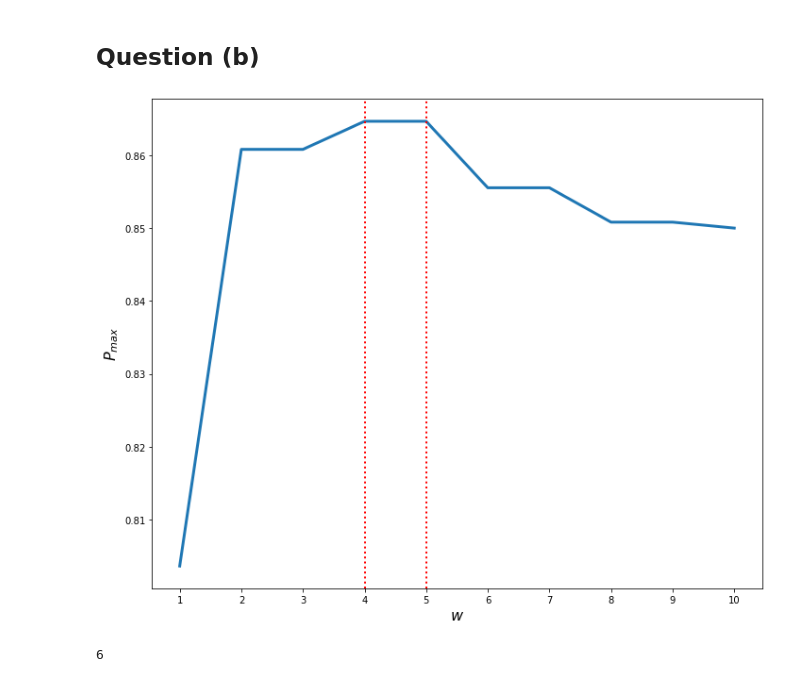
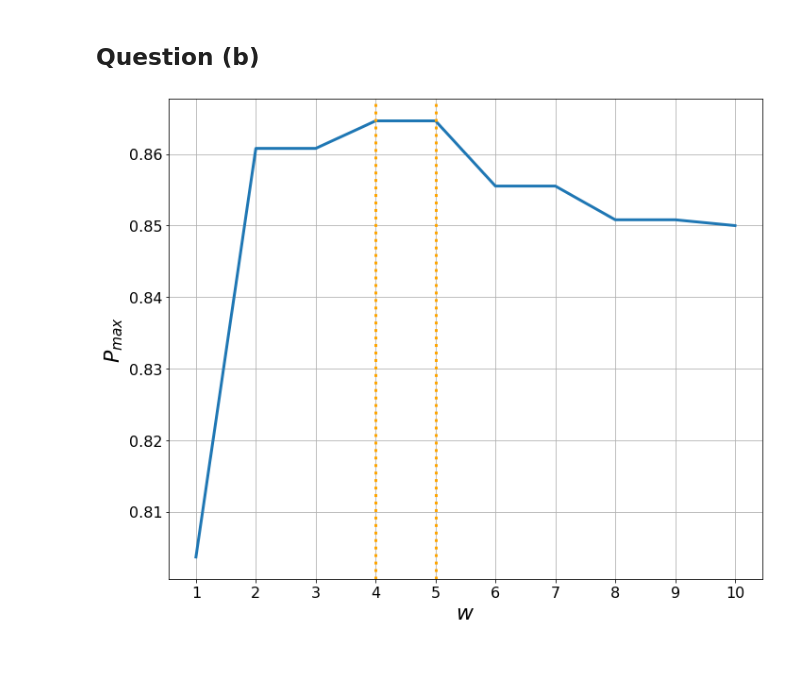
Before and after one commit to fbergh/NatCom-code, a Jupyter notebook: assignment5/Exercise3.ipynb, the cells around one changed output. Drawn from its saved outputs; the diff is of its cells as text; code cells hidden in the pictures.

```diff
--- a/assignment5/Exercise3.ipynb
+++ b/assignment5/Exercise3.ipynb
@@ -38,21 +36,20 @@ def weighted_function(w):
 # %%
 ws = np.arange(1, 11, 1).astype(np.int16)
 ps = np.array([weighted_function(w) for w in ws])
 max_ps = np.argwhere(ps == np.amax(ps))
 plt.figure(figsize=(10,8))
 #plt.title('$P_{max}$ for different values of $w$', fontsize=22)
-plt.xlabel('$w$', fontsize=16)
-plt.ylabel('$P_{max}$', fontsize=16)
+plt.xlabel('$w$', fontsize=22)
+plt.ylabel('$P_{max}$', fontsize=22)
 plt.plot(ws, ps, linewidth=3)
 for p in max_ps:
-    plt.axvline(x=ws[p], color='r',linewidth=2, linestyle=':')
+    plt.axvline(x=ws[p], color='orange',linewidth=3, linestyle=':')
 plt.xticks(ws)
+plt.xticks(fontsize=16)
+plt.yticks(fontsize=16)
 plt.tight_layout()
+plt.grid()
 plt.savefig('ex3b.pdf')
 plt.show()
 # %% [output]
-[figure, old version]
+[figure, new version]
-# %%
-int(6.7)
-# %% [output]
-6
```
Also changed, not shown: parts of 3 cells of this notebook.
